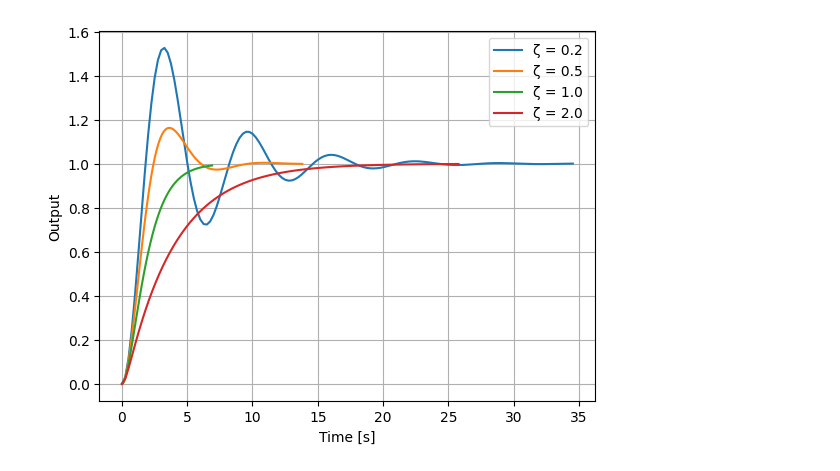
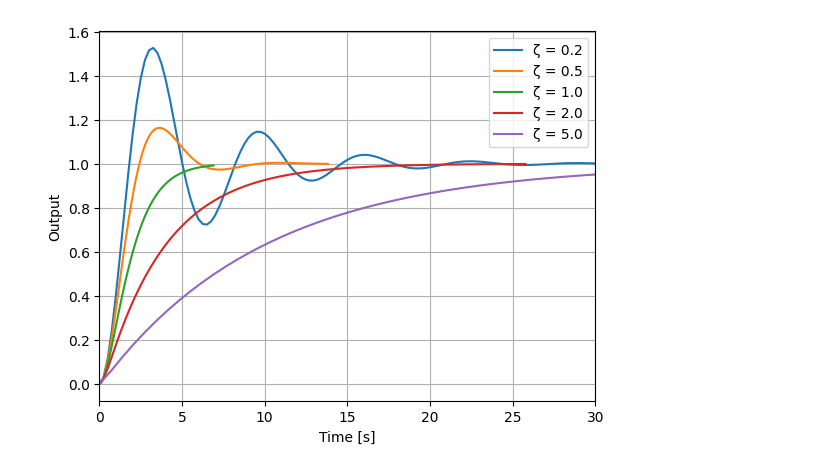
Before and after one commit to FelixWick/control_engineering, a Jupyter notebook: examples/1_systems/PT2.ipynb, the cells around one changed output. Cells and saved outputs as stored; diff of their text form; code cells hidden in the pictures.

```diff
--- a/examples/1_systems/PT2.ipynb
+++ b/examples/1_systems/PT2.ipynb
@@ -2,18 +2,19 @@
 import matplotlib.pyplot as plt
 import control as ct
 # %%
-zetas = [0.2, 0.5, 1.0, 2.0]
+zetas = [0.2, 0.5, 1.0, 2.0, 5.0]
 
 plt.figure()
 for zeta in zetas:
     G = ct.tf([1], [1, 2*zeta, 1])
     t, y = ct.step_response(G)
     plt.plot(t, y, label=f"ζ = {zeta}")
 
 plt.xlabel("Time [s]")
 plt.ylabel("Output")
 plt.legend()
 plt.grid()
+plt.xlim(0, 30)
 plt.show()
 # %% [output]
-[figure, old version]
+[figure, new version]
```
Also changed, not shown: 3 other files.
